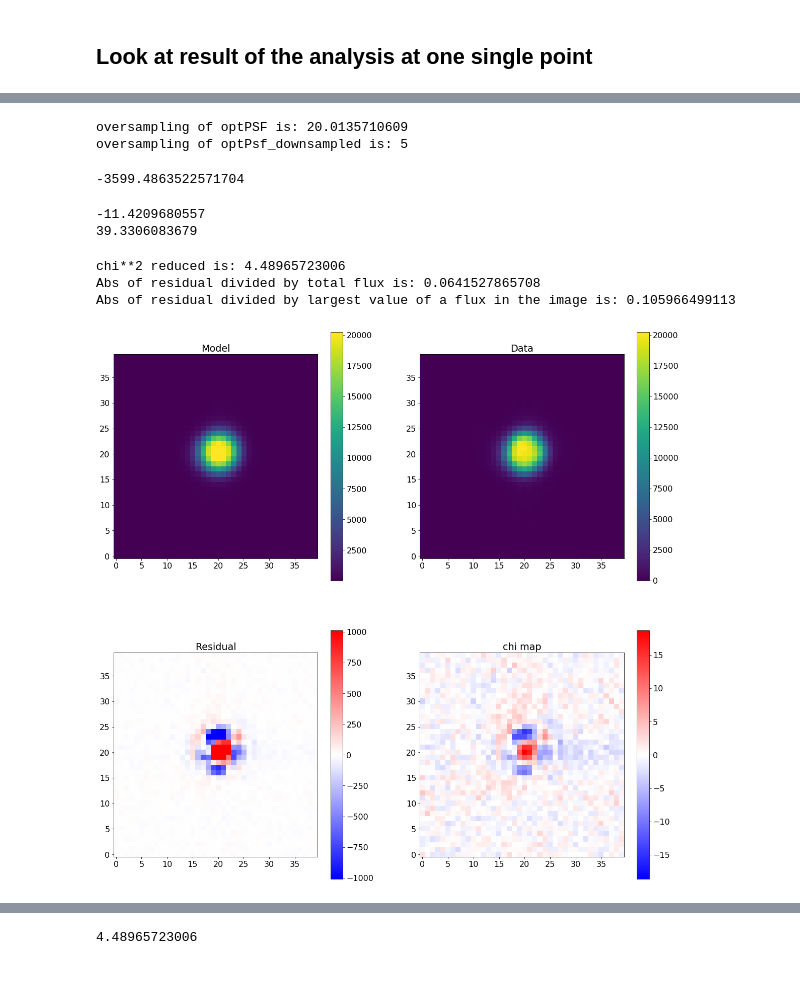
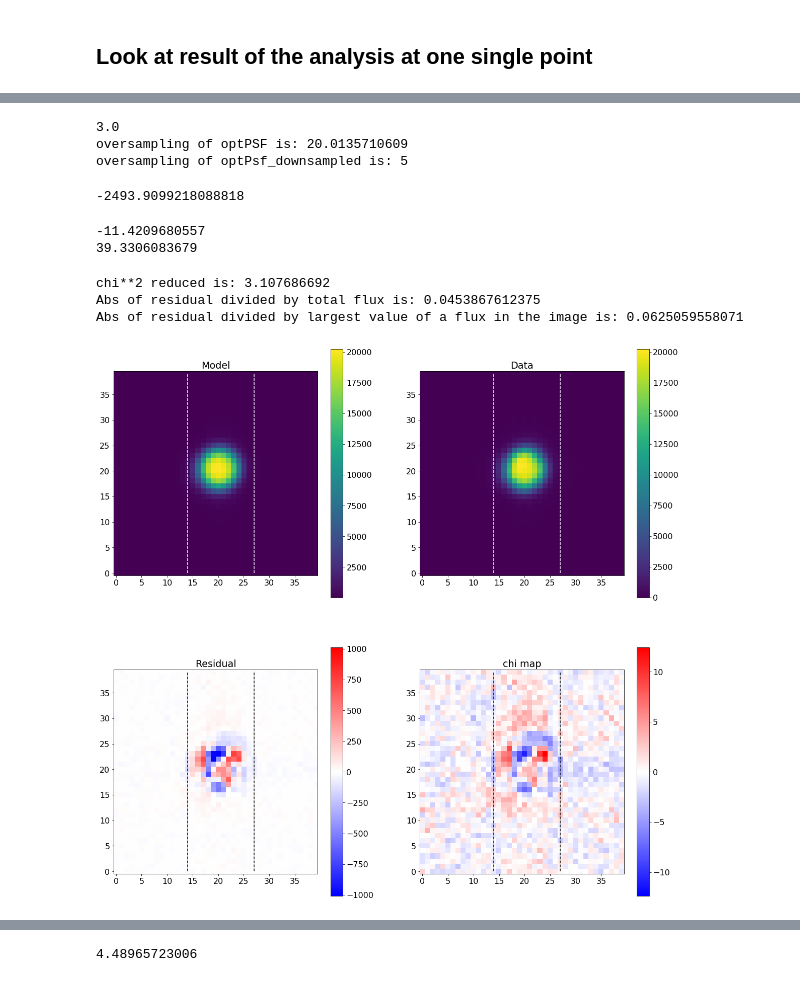
Before and after one commit to Subaru-PFS/dev_2ddrp, a Jupyter notebook: Zernike_Work.ipynb, the cells around one changed output, grey strips where cells are left out. Saved outputs shown, nothing was run; the diff lists cells and outputs as text; code cells hidden in the pictures.

```diff
--- a/Zernike_Work.ipynb
+++ b/Zernike_Work.ipynb
@@ -790,0 +904,9 @@ file.close()
+# %%
+file = open('/Users/nevencaplar/Documents/PFS/TigerAnalysis/ScriptsForTiger/AugustScriptToSubmitScriptsPerseus'+'.sh','w')
+file.write("#!/bin/bash \n")
+file.write("\n")
+for obs in [1,2,3,4,5]:
+    for single_spot in [55]:
+        file.write('sbatch /home/ncaplar/Scripts/Perseus'+str(obs)+'Spot'+str(single_spot)+'AugObs_P.sh \n')
+
+file.close()
@@ -791,8 +974,16 @@ file.close()
+# %%
+file = open('/Users/nevencaplar/Documents/PFS/TigerAnalysis/ScriptsForTiger/AugustScriptToSubmitScriptsTigerCPU'+'.sh','w')
+file.write("#!/bin/bash \n")
+file.write("\n")
+for obs in [1,2,3]:
+        file.write('sbatch /home/ncaplar/Scripts/TigerCPU'+str(obs)+'AugObs_P.sh \n')
+
+file.close()
 # %% [markdown]
 ## Analysis
 # %%
-results_of_fit_single=pd.DataFrame(np.zeros((9,len(columns))).reshape(-1,len(columns)),index=['-2','-1.5','-1','-0.5','0','0.5','1','1.5','2'],columns=columns)
-err_results_of_fit_single=pd.DataFrame(np.zeros((9,len(columns))).reshape(-1,len(columns)),index=['-2','-1.5','-1','-0.5','0','0.5','1','1.5','2'],columns=columns)
+results_of_fit_single=pd.DataFrame(np.zeros((10,len(columns))).reshape(-1,len(columns)),index=['-2','-1.5','-1','-0.5','0','0','0.5','1','1.5','2'],columns=columns)
+err_results_of_fit_single=pd.DataFrame(np.zeros((10,len(columns))).reshape(-1,len(columns)),index=['-2','-1.5','-1','-0.5','0','0','0.5','1','1.5','2'],columns=columns)
 # %%
 results_of_fit_single
 # %% [output]
@@ -810,25 +1002,25 @@ results_of_fit_single
 # %%
 # arrange all results in one pandas
+date='Aug21'
 
+RESULT_FOLDER='/Users/nevencaplar/Documents/PFS/TigerAnalysis/ResultsFromTiger/'+str(date)+'/'
 
-RESULT_FOLDER='/Users/nevencaplar/Documents/PFS/TigerAnalysis/ResultsFromTiger/Aug15/'
-
-single_defocus_list=[8564,8567,8570,8573,8600,8606,8609,8612,8615]
+single_defocus_list=[8564,8567,8570,8573,8600,8603,8606,8609,8612,8615]
 
 single_number=55
 image_index=single_number
 method='P'
 eps=1
 
-for single_defocus in tqdm(range(0,9)):
+for single_defocus in tqdm(range(0,len(single_defocus_list))):
     try:
         obs=single_defocus_list[single_defocus]
         try:
-            chain=np.load(RESULT_FOLDER+'chainAug15_Single_'+str(method)+'_'+str(obs)+str(single_number)+str(eps)+'Emcee3.npy')
-            likechain=np.load(RESULT_FOLDER+'likechainAug15_Single_'+str(method)+'_'+str(obs)+str(single_number)+str(eps)+'Emcee3.npy')
+            chain=np.load(RESULT_FOLDER+'chain'+str(date)+'_Single_'+str(method)+'_'+str(obs)+str(single_number)+str(eps)+'Emcee3.npy')
+            likechain=np.load(RESULT_FOLDER+'likechain'+str(date)+'_Single_'+str(method)+'_'+str(obs)+str(single_number)+str(eps)+'Emcee3.npy')
         except:
-            chain=np.load(RESULT_FOLDER+'chainAug15_Single_'+str(method)+'_'+str(obs)+str(single_number)+str(eps)+'Emcee2.npy')
-            likechain=np.load(RESULT_FOLDER+'likechainAug15_Single_'+str(method)+'_'+str(obs)+str(single_number)+str(eps)+'Emcee2.npy')
+            chain=np.load(RESULT_FOLDER+'chain'+str(date)+'_Single_'+str(method)+'_'+str(obs)+str(single_number)+str(eps)+'Emcee2.npy')
+            likechain=np.load(RESULT_FOLDER+'likechain'+str(date)+'_Single_'+str(method)+'_'+str(obs)+str(single_number)+str(eps)+'Emcee2.npy')
 
 
         if obs==8600:
@@ -1066,14 +1276,15 @@ plt.xlabel('steps')
 # %%
 if obs=='8600':
-    model = LN_PFS_single(sci_image,var_image,dithering=2)
+    model = LN_PFS_single(sci_image,var_image,dithering=2,save=1)
 else:
-    model = LN_PFS_single(sci_image,var_image,dithering=1)
+    model = LN_PFS_single(sci_image,var_image,dithering=1,save=1)
 
 model(minchain)
 # %% [output]
+3.0
 oversampling of optPSF is: 20.0135710609
 oversampling of optPsf_downsampled is: 5
--3599.4863522571704
+-2493.9099218088818
 # %%
 print(sci_image[0][0])
 print(var_image[0][0])
@@ -1095,32 +1306,40 @@ res_iapetus=optPsf_cut_fiber_convolved_downsampled
 # %%
 plt.figure(figsize=(20,20))
 plt.subplot(221)
 plt.imshow(res_iapetus,origin='lower',vmax=np.max(np.abs(sci_image)))
+plt.plot(np.ones(len(sci_image))*14,np.array(range(len(sci_image))),'--',color='white')
+plt.plot(np.ones(len(sci_image))*(14+2*6.5),np.array(range(len(sci_image))),'--',color='white')
 plt.colorbar()
 plt.title('Model')
 plt.grid(False)
 plt.subplot(222)
 plt.imshow(sci_image,origin='lower',vmax=np.max(np.abs(sci_image)))
+plt.plot(np.ones(len(sci_image))*14,np.array(range(len(sci_image))),'--',color='white')
+plt.plot(np.ones(len(sci_image))*(14+2*6.5),np.array(range(len(sci_image))),'--',color='white')
 plt.colorbar()
 plt.title('Data')
 plt.grid(False)
 plt.subplot(223)
 plt.imshow(res_iapetus-sci_image,origin='lower',cmap='bwr',vmin=-np.max(np.abs(sci_image))/20,vmax=np.max(np.abs(sci_image))/20)
+plt.plot(np.ones(len(sci_image))*14,np.array(range(len(sci_image))),'--',color='black')
+plt.plot(np.ones(len(sci_image))*(14+2*6.5),np.array(range(len(sci_image))),'--',color='black')
 plt.colorbar()
 plt.title('Residual')
 plt.grid(False)
 plt.subplot(224)
 plt.imshow((res_iapetus-sci_image)/np.sqrt(var_image),origin='lower',cmap='bwr',vmax=np.max(np.abs((res_iapetus-sci_image)/np.sqrt(var_image))),vmin=-np.max(np.abs((res_iapetus-sci_image)/np.sqrt(var_image))))
+plt.plot(np.ones(len(sci_image))*14,np.array(range(len(sci_image))),'--',color='black')
+plt.plot(np.ones(len(sci_image))*(14+2*6.5),np.array(range(len(sci_image))),'--',color='black')
 plt.colorbar()
 plt.title('chi map')
 print('chi**2 reduced is: '+str(np.sum((res_iapetus-sci_image)**2/((var_image.shape[0]*var_image.shape[1])*var_image))))
 print('Abs of residual divided by total flux is: '+str(np.sum(np.abs((res_iapetus-sci_image)))/np.sum((res_iapetus))))
 print('Abs of residual divided by largest value of a flux in the image is: '+str(np.max(np.abs((res_iapetus-sci_image)/np.max(res_iapetus)))))
 # %% [output]
-chi**2 reduced is: 4.48965723006
-Abs of residual divided by total flux is: 0.0641527865708
-Abs of residual divided by largest value of a flux in the image is: 0.105966499113
+chi**2 reduced is: 3.107686692
+Abs of residual divided by total flux is: 0.0453867612375
+Abs of residual divided by largest value of a flux in the image is: 0.0625059558071
-[figure, old version]
+[figure, new version]
 # %%
 plt.figure(figsize=(20,20))
 plt.subplot(221)
```
Also changed, not shown: parts of 37 cells of this notebook, 1 other file.
